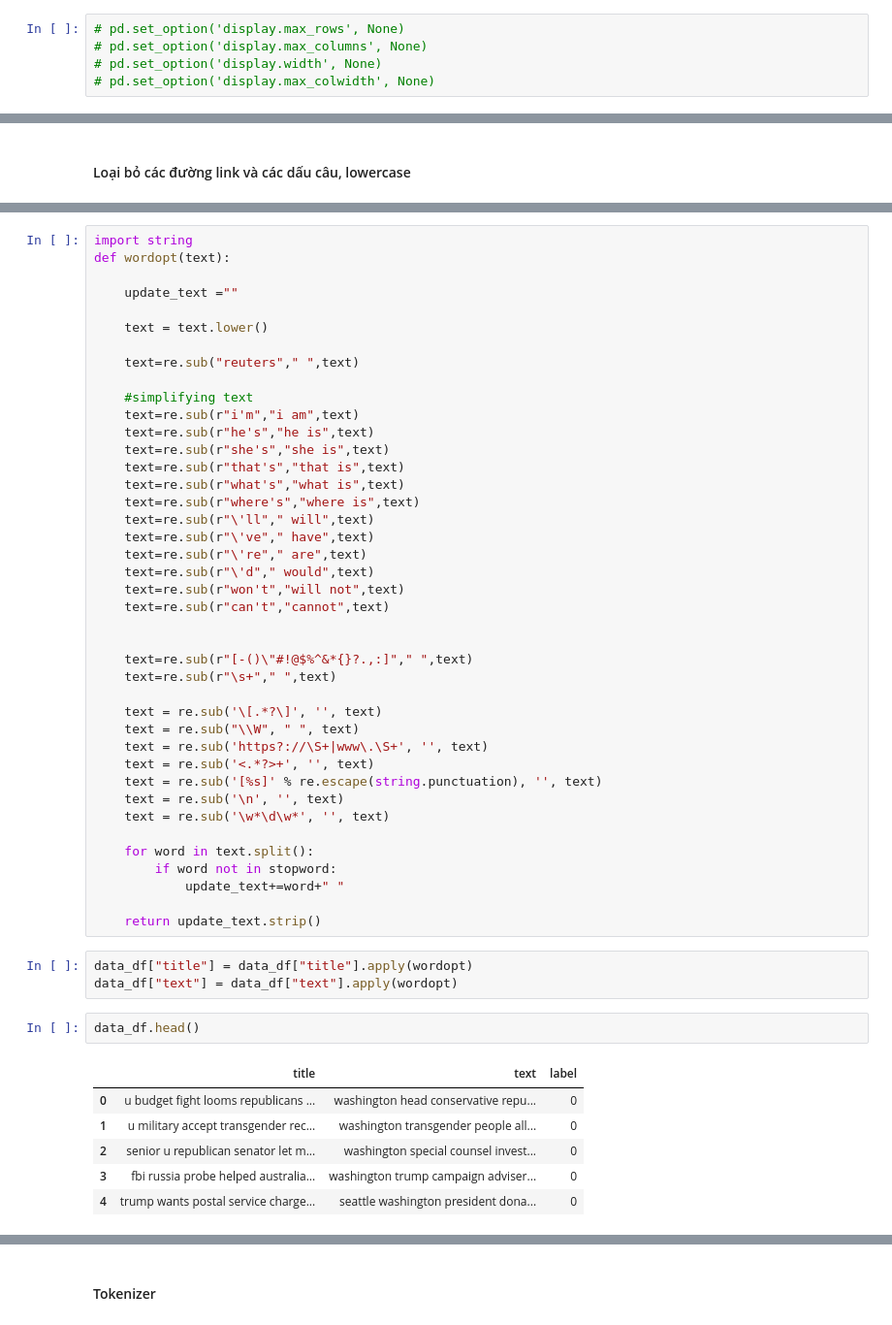
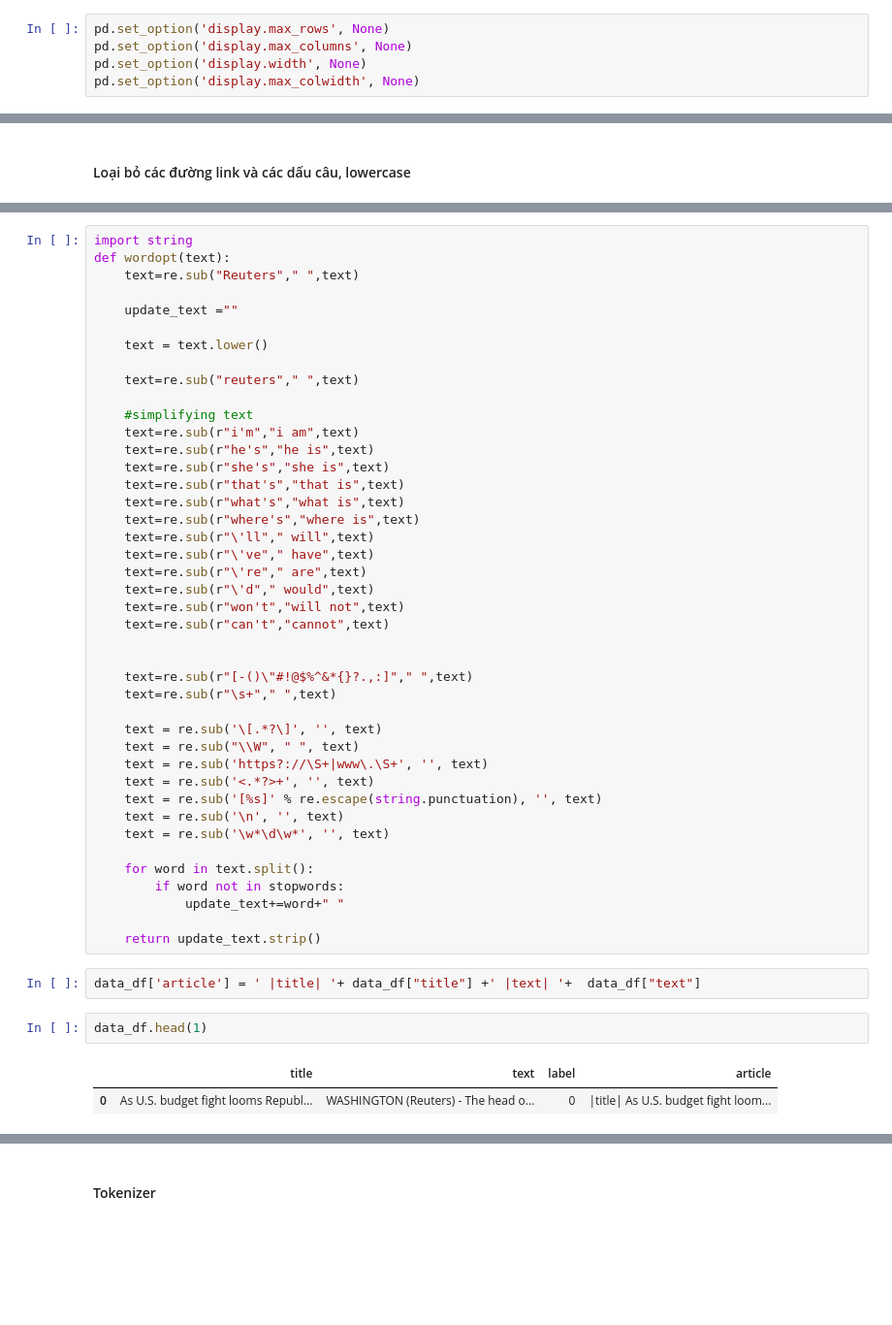
Before and after one commit to Hieu0112/DATN, a Jupyter notebook: Demo/English/Demo_English.ipynb, the cells around one changed output, grey strips where cells are left out. Shown: that part at 97% size. Cells and saved outputs as stored; diff of their text form; blank space fills up the shorter version.

```diff
--- a/Demo/English/Demo_English.ipynb
+++ b/Demo/English/Demo_English.ipynb
@@ -18,10 +13,10 @@ warnings.filterwarnings("ignore")
 # %% [markdown]
 # Cài đặt hiển thị dataFrame
 # %%
-# pd.set_option('display.max_rows', None)
-# pd.set_option('display.max_columns', None)
-# pd.set_option('display.width', None)
-# pd.set_option('display.max_colwidth', None)
+pd.set_option('display.max_rows', None)
+pd.set_option('display.max_columns', None)
+pd.set_option('display.width', None)
+pd.set_option('display.max_colwidth', None)
 # %% [markdown]
 # Đọc dữ liệu
 # %% [markdown]
@@ -244,6 +212,7 @@ stopword=list(stopwords.words('english'))
 # %%
 import string
 def wordopt(text):
+    text=re.sub("Reuters"," ",text)
 
     update_text =""
 
@@ -278,19 +247,14 @@ def wordopt(text):
     text = re.sub('\w*\d\w*', '', text)
 
     for word in text.split():
-        if word not in stopword:
+        if word not in stopwords:
             update_text+=word+" "
 
     return update_text.strip()
 # %%
-data_df["title"] = data_df["title"].apply(wordopt)
-data_df["text"] = data_df["text"].apply(wordopt)
+data_df['article'] = ' |title| '+ data_df["title"] +' |text| '+  data_df["text"]
 # %%
-data_df.head()
+data_df.head(1)
 # %% [output]
-|  | title | text | label |
-| 0 | u budget fight looms republicans ... | washington head conservative repu... | 0 |
-| 1 | u military accept transgender rec... | washington transgender people all... | 0 |
-| 2 | senior u republican senator let m... | washington special counsel invest... | 0 |
-| 3 | fbi russia probe helped australia... | washington trump campaign adviser... | 0 |
-| 4 | trump wants postal service charge... | seattle washington president dona... | 0 |
+|  | title | text | label | article |
+| 0 | As U.S. budget fight looms Republ... | WASHINGTON (Reuters) - The head o... | 0 | |title| As U.S. budget fight loom... |
```
Also changed, not shown: parts of 53 cells of this notebook, 37 other files.
